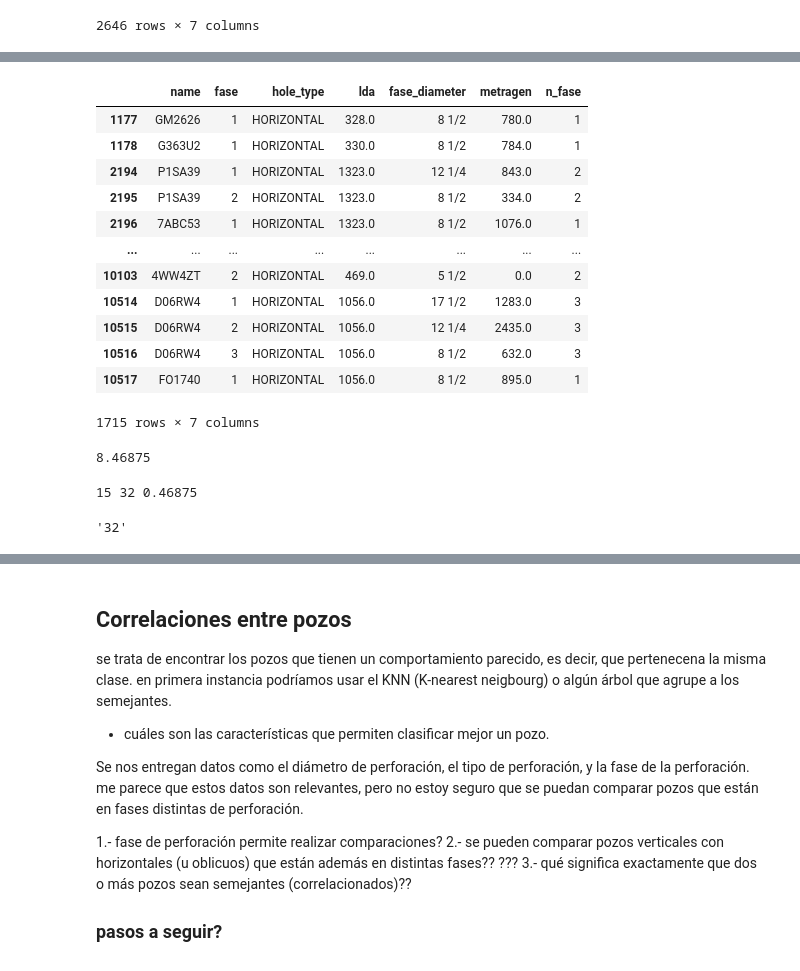
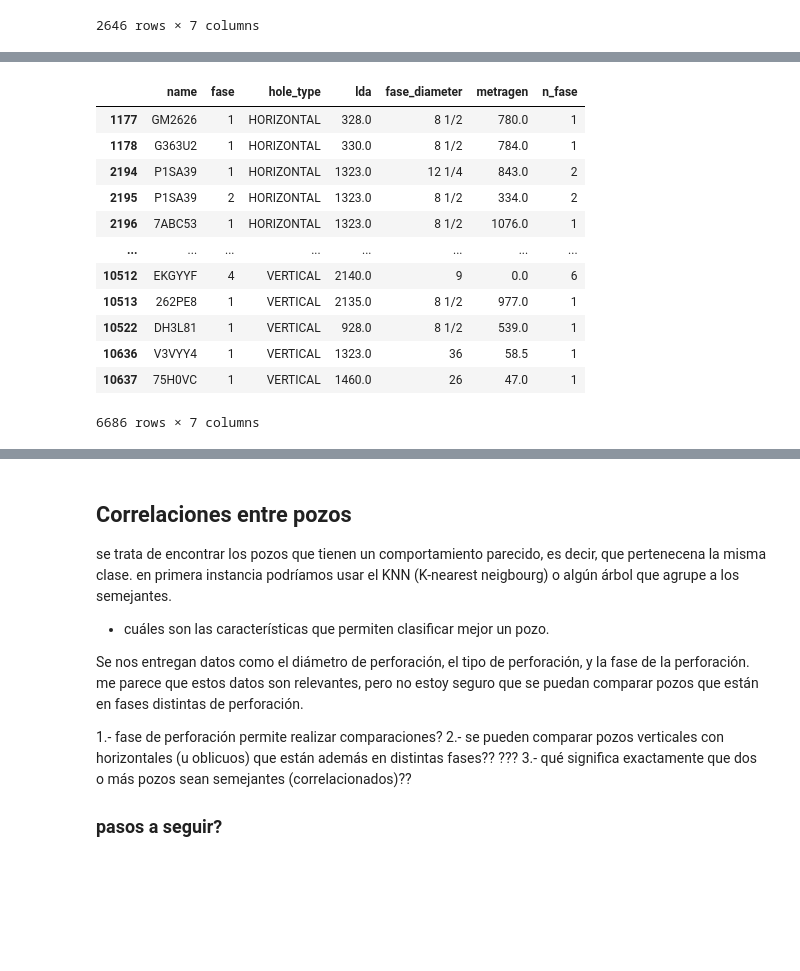
Before and after one commit to hoopercesar/Machine-Learning-Projects, a Jupyter notebook: Well to well Correlation Model.ipynb, the cells around one changed output, grey strips where cells are left out. Saved outputs shown, nothing was run; the diff lists cells and outputs as text; code cells hidden in the pictures; blank space fills up the shorter version.

```diff
--- a/Well to well Correlation Model.ipynb
+++ b/Well to well Correlation Model.ipynb
@@ -150,18 +145,0 @@ dataset[dataset['name']=='V5P0I7']
-# %%
-datos_v = dataset[dataset['hole_type'] == 'VERTICAL']
-datos_h = dataset[dataset['hole_type']== 'HORIZONTAL']
-datos_h
-# %% [output]
-|  | name | fase | hole_type | lda | fase_diameter | metragen | n_fase |
-| 1177 | GM2626 | 1 | HORIZONTAL | 328.0 | 8 1/2 | 780.0 | 1 |
-| 1178 | G363U2 | 1 | HORIZONTAL | 330.0 | 8 1/2 | 784.0 | 1 |
-| 2194 | P1SA39 | 1 | HORIZONTAL | 1323.0 | 12 1/4 | 843.0 | 2 |
-| 2195 | P1SA39 | 2 | HORIZONTAL | 1323.0 | 8 1/2 | 334.0 | 2 |
-| 2196 | 7ABC53 | 1 | HORIZONTAL | 1323.0 | 8 1/2 | 1076.0 | 1 |
-| ... | ... | ... | ... | ... | ... | ... | ... |
-| 10103 | 4WW4ZT | 2 | HORIZONTAL | 469.0 | 5 1/2 | 0.0 | 2 |
-| 10514 | D06RW4 | 1 | HORIZONTAL | 1056.0 | 17 1/2 | 1283.0 | 3 |
-| 10515 | D06RW4 | 2 | HORIZONTAL | 1056.0 | 12 1/4 | 2435.0 | 3 |
-| 10516 | D06RW4 | 3 | HORIZONTAL | 1056.0 | 8 1/2 | 632.0 | 3 |
-| 10517 | FO1740 | 1 | HORIZONTAL | 1056.0 | 8 1/2 | 895.0 | 1 |
-1715 rows × 7 columns
@@ -183,21 +146,21 @@ diametros = dataset['fase_diameter'];
-# %%
-d = diametros[0].split()
-if (len(d)==2):
-    p = d[1].split('/')
-    frac = int(p[0])/int(p[1])
-    #frac = num/den;
-    diametro = int(d250[0]) + frac;
-
-print(diametro)
-# %% [output]
-8.46875
-# %%
-p = d250[1].split('/')
-num = int(p[0]); den = int(p[1])
-print(num, den, num/den)
-# %% [output]
-15 32 0.46875
-# %%
-d250[1].split('/')[1]
-# %% [output]
-'32'
+# %%
+# separamos perforaciones Verical y horizontal y
+# los concatenamos en un DF
+datos_v = dataset[dataset['hole_type'] == 'VERTICAL']
+datos_h = dataset[dataset['hole_type']== 'HORIZONTAL']
+dataset_reduc = pd.concat([datos_h, datos_v])
+dataset_reduc
+# %% [output]
+|  | name | fase | hole_type | lda | fase_diameter | metragen | n_fase |
+| 1177 | GM2626 | 1 | HORIZONTAL | 328.0 | 8 1/2 | 780.0 | 1 |
+| 1178 | G363U2 | 1 | HORIZONTAL | 330.0 | 8 1/2 | 784.0 | 1 |
+| 2194 | P1SA39 | 1 | HORIZONTAL | 1323.0 | 12 1/4 | 843.0 | 2 |
+| 2195 | P1SA39 | 2 | HORIZONTAL | 1323.0 | 8 1/2 | 334.0 | 2 |
+| 2196 | 7ABC53 | 1 | HORIZONTAL | 1323.0 | 8 1/2 | 1076.0 | 1 |
+| ... | ... | ... | ... | ... | ... | ... | ... |
+| 10512 | EKGYYF | 4 | VERTICAL | 2140.0 | 9 | 0.0 | 6 |
+| 10513 | 262PE8 | 1 | VERTICAL | 2135.0 | 8 1/2 | 977.0 | 1 |
+| 10522 | DH3L81 | 1 | VERTICAL | 928.0 | 8 1/2 | 539.0 | 1 |
+| 10636 | V3VYY4 | 1 | VERTICAL | 1323.0 | 36 | 58.5 | 1 |
+| 10637 | 75H0VC | 1 | VERTICAL | 1460.0 | 26 | 47.0 | 1 |
+6686 rows × 7 columns
```
Also changed, not shown: parts of 15 cells of this notebook.
